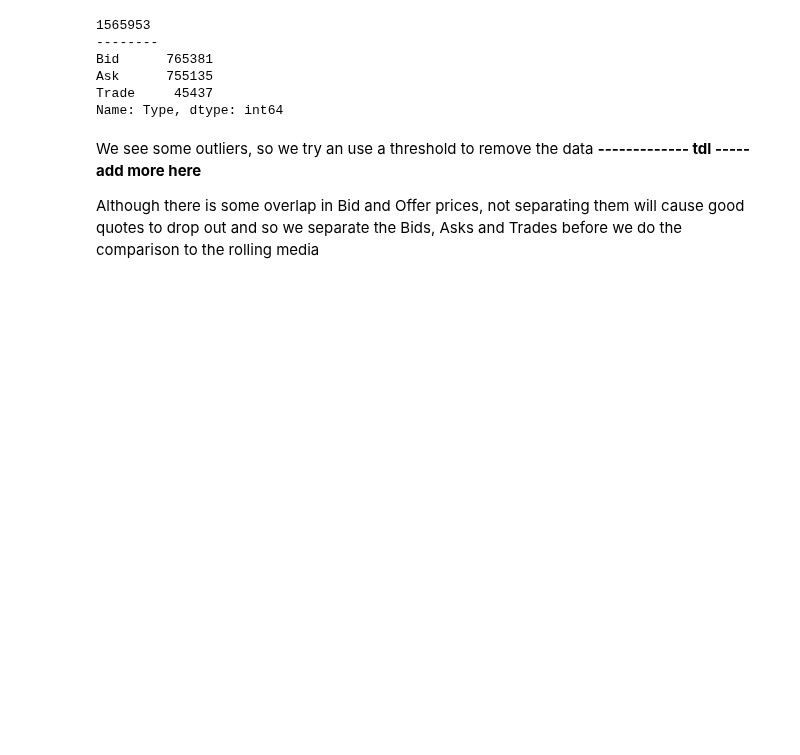
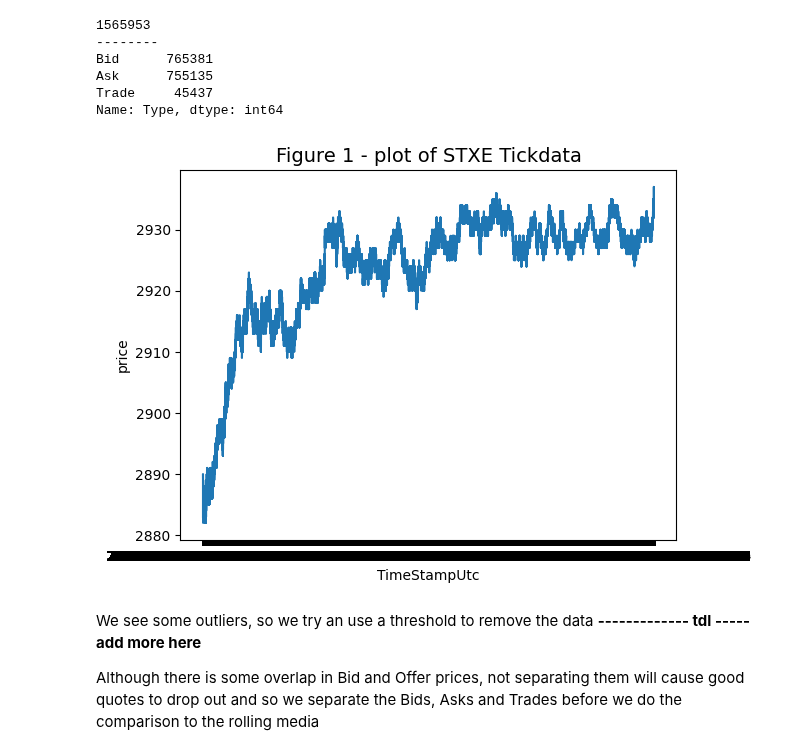
Before and after one commit to sjosephnyc1987/public_ipython_Notebooks, a Jupyter notebook: DAL_STXE_TickData.ipynb, the cells around one changed output. Saved outputs shown, nothing was run; the diff lists cells and outputs as text; code cells hidden in the pictures; blank space fills up the shorter version.

```diff
--- a/DAL_STXE_TickData.ipynb
+++ b/DAL_STXE_TickData.ipynb
@@ -111,20 +123,22 @@ df3 = df2_inst_Removed.copy()
 # %%
 #Next we plot this data to get a visual impression
 
 # Extract the date and close price columns
 timestamp = df3['TimestampUtc']
 price = df3['Value']
 
 # Create a line plot
-#plt.plot(timestamp, price)
-#plt.xlabel("TimeStampUtc", fontsize=10)
-#plt.ylabel("price", fontsize=10)
-#plt.title(f"Figure 1 - plot of STXE Tickdata",fontsize =14)
+plt.plot(timestamp, price)
+plt.xlabel("TimeStampUtc", fontsize=10)
+plt.ylabel("price", fontsize=10)
+plt.title(f"Figure 1 - plot of STXE Tickdata",fontsize =14)
 #plt.xticks(fontsize=12)
 #plt.yticks(fontsize=12)
-#plt.rcParams['figure.figsize'] = [25, 6]
+plt.rcParams['figure.figsize'] = [25, 6]
 
-#plt.show()
+plt.show()
+# %% [output]
+[figure, added]
 # %% [markdown]
 We see some outliers, so we try an use a threshold to remove the data
 **------------- tdl ----- add more here**
```
Also changed, not shown: parts of 6 cells of this notebook.
